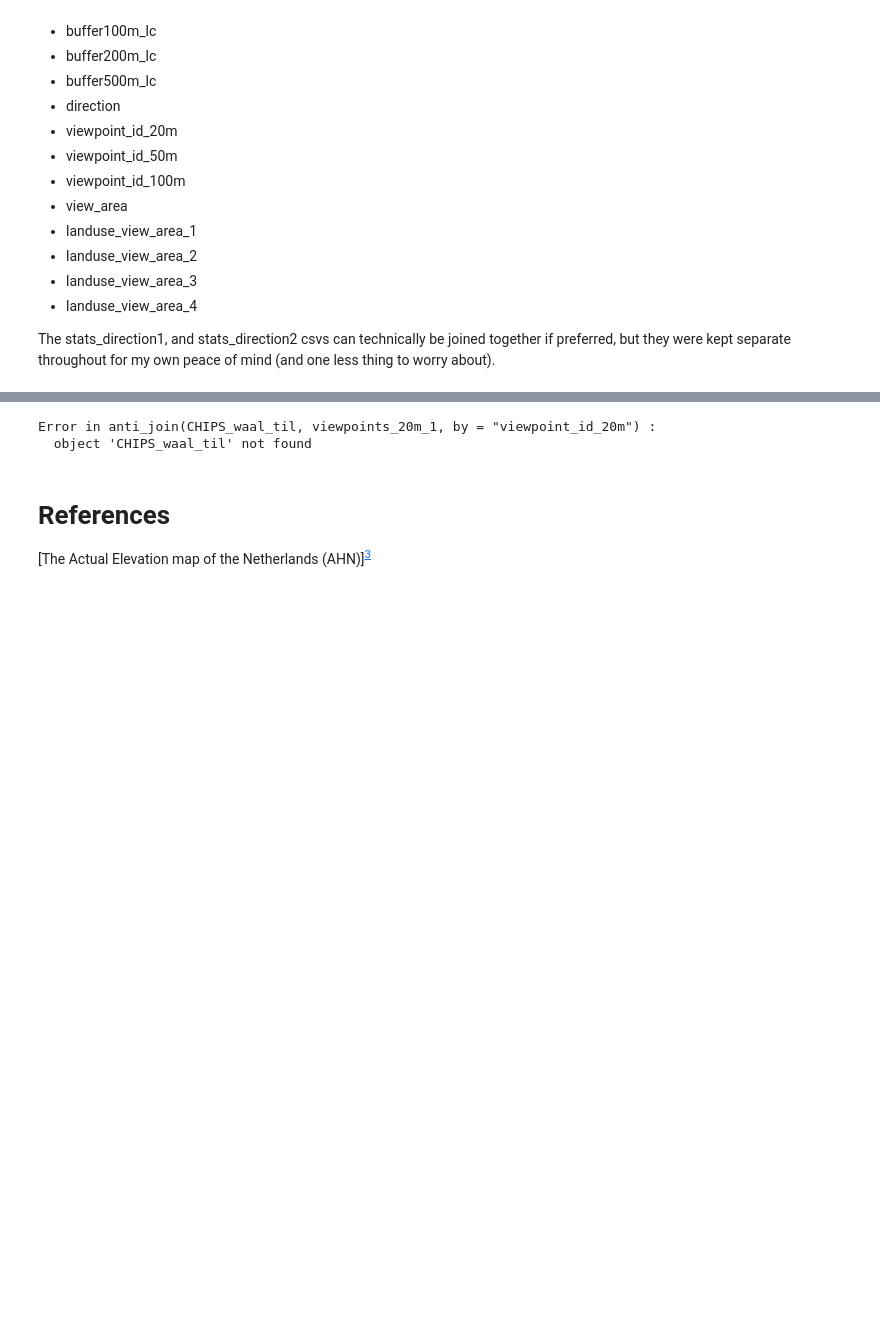
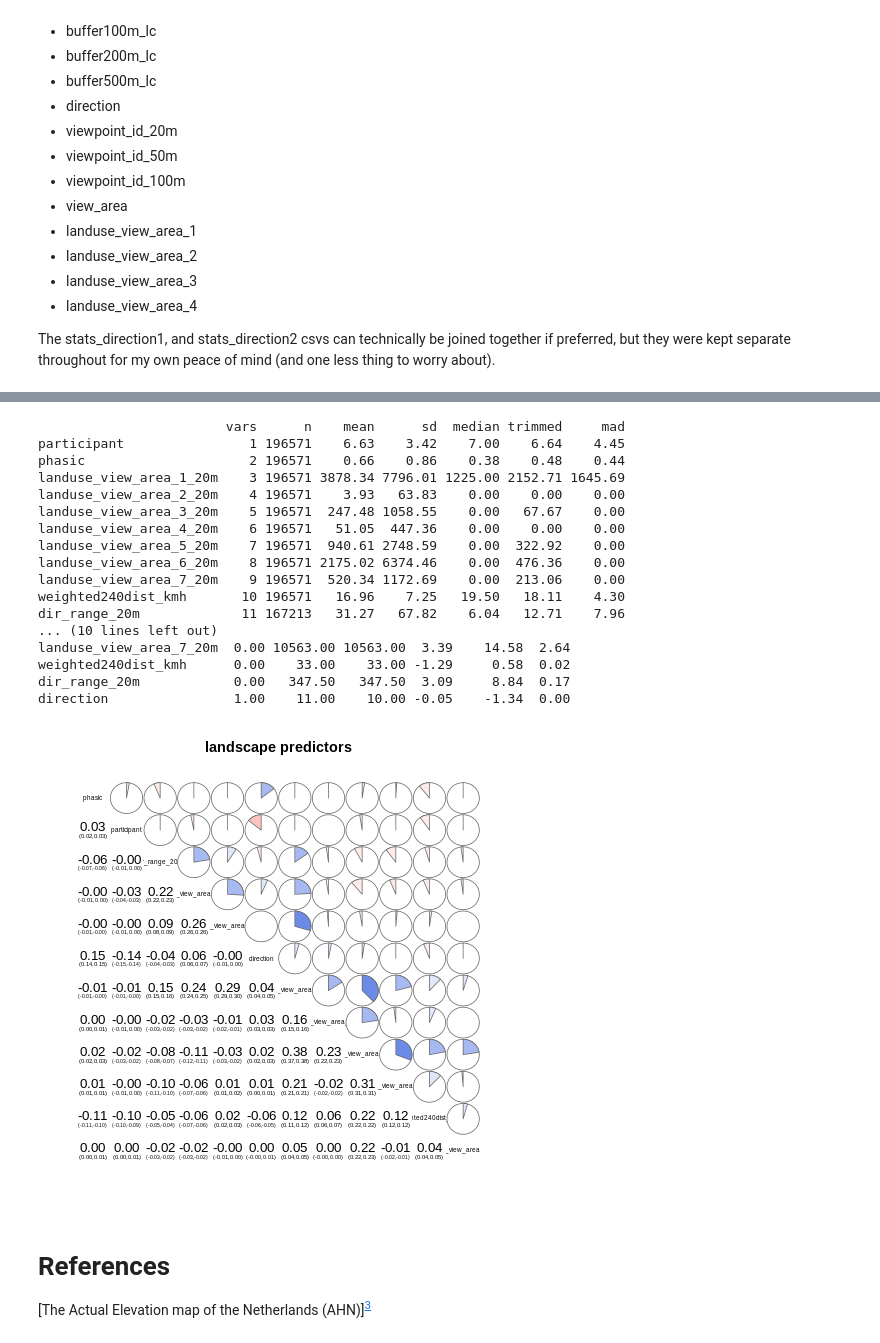
Before and after one commit to gcmillar/CEUS, a Jupyter notebook: gcmillar_CEUS_Space_time_analytics_JupyterNB.ipynb, the cells around one changed output, grey strips where cells are left out. Drawn from its saved outputs; the diff is of its cells as text; code cells hidden in the pictures; blank space fills up the shorter version.

```diff
--- a/gcmillar_CEUS_Space_time_analytics_JupyterNB.ipynb
+++ b/gcmillar_CEUS_Space_time_analytics_JupyterNB.ipynb
@@ -964,23 +978,53 @@ viewpoints_20m_2 <- read.table("/content/all_20m_dir2.txt", header = F, row.name
 # %%
-%%R
-head(viewpoints_20m_1)
-colnames(viewpoints_20m_1) <- c("viewpoint_id_20m","x_easting_m","y_northing_m","viewarea","landuse_view_area_1_20m","landuse_view_area_2_20m","landuse_view_area_3_20m","landuse_view_area_4_20m","landuse_view_area_5_20m","landuse_view_area_6_20m","landuse_view_area_7_20m")
-head(viewpoints_20m_1)
+# %%R
+# # head(viewpoints_20m_1)
+# # colnames(viewpoints_20m_1) <- c("viewpoint_id_20m","x_easting_m","y_northing_m","viewarea","landuse_view_area_1_20m","landuse_view_area_2_20m","landuse_view_area_3_20m","landuse_view_area_4_20m","landuse_view_area_5_20m","landuse_view_area_6_20m","landuse_view_area_7_20m")
+# # head(viewpoints_20m_1)
 
-head(viewpoints_20m_2)
-colnames(viewpoints_20m_2) <- c("viewpoint_id_20m","x_easting_m","y_northing_m","viewarea","landuse_view_area_1_20m","landuse_view_area_2_20m","landuse_view_area_3_20m","landuse_view_area_4_20m","landuse_view_area_5_20m","landuse_view_area_6_20m","landuse_view_area_7_20m")
-head(viewpoints_20m_2)
-# matching ID col names
+# # head(viewpoints_20m_2)
+# # colnames(viewpoints_20m_2) <- c("viewpoint_id_20m","x_easting_m","y_northing_m","viewarea","landuse_view_area_1_20m","landuse_view_area_2_20m","landuse_view_area_3_20m","landuse_view_area_4_20m","landuse_view_area_5_20m","landuse_view_area_6_20m","landuse_view_area_7_20m")
+# # head(viewpoints_20m_2)
+# # # matching ID col names
 
-# # anti-joining unrealistic viewpoints with viewshed results (aka deleting unrelaistic viewpoints in viewshed results
-stats_20m_dir1 <- anti_join(CHIPS_waal_til, viewpoints_20m_1, by='viewpoint_id_20m')
-stats_20m_dir2 <- anti_join(CHIPS_til_waal, viewpoints_20m_2, by='viewpoint_id_20m')
-# join
-final_stats_20m <- do.call("rbind", list(stats_20m_dir1, stats_20m_dir2))
-# export
-write.csv(final_stats_20m, file = "/content/final_stats_20m.csv",
-          col.names = TRUE, row.names = FALSE)
+# # # anti-joining unrealistic viewpoints with viewshed results (aka deleting unrelaistic viewpoints in viewshed results
+# stats_20m_dir1 <- anti_join(CHIPS_waal_til, viewshed_20m_dir1, by='viewpoint_id_20m')
+# stats_20m_dir2 <- anti_join(CHIPS_til_waal, viewshed_20m_dir2, by='viewpoint_id_20m')
+# # join
+# final_stats_20m <- do.call("rbind", list(stats_20m_dir1, stats_20m_dir2))
+# head(final_stats_20m)
+# # export
+# write.csv(final_stats_20m, file = "/content/final_stats_20m.csv",
+#           col.names = TRUE, row.names = FALSE)
-# %% [output]
-Error in anti_join(CHIPS_waal_til, viewpoints_20m_1, by = "viewpoint_id_20m") :
-  object 'CHIPS_waal_til' not found
+# %%
+%%R
+dat <- read_csv("/content/chips_all_attr.csv")
+head(dat)
+table(dat$participant)
+table(dat$direction)
+names(dat)
+datCorrel <- dat[c("participant", "phasic", "landuse_view_area_1_20m","landuse_view_area_2_20m","landuse_view_area_3_20m","landuse_view_area_4_20m",
+                   "landuse_view_area_5_20m", "landuse_view_area_6_20m","landuse_view_area_7_20m","weighted240dist_kmh","dir_range_20m","direction")]
+corrgram(datCorrel, order=TRUE, lower.panel=panel.conf,
+         upper.panel=panel.pie, text.panel=panel.txt,
+         main="landscape predictors")
+describe(datCorrel)
+# %% [output]
+                        vars      n    mean      sd  median trimmed     mad
+participant                1 196571    6.63    3.42    7.00    6.64    4.45
+phasic                     2 196571    0.66    0.86    0.38    0.48    0.44
+landuse_view_area_1_20m    3 196571 3878.34 7796.01 1225.00 2152.71 1645.69
+landuse_view_area_2_20m    4 196571    3.93   63.83    0.00    0.00    0.00
+landuse_view_area_3_20m    5 196571  247.48 1058.55    0.00   67.67    0.00
+landuse_view_area_4_20m    6 196571   51.05  447.36    0.00    0.00    0.00
+landuse_view_area_5_20m    7 196571  940.61 2748.59    0.00  322.92    0.00
+landuse_view_area_6_20m    8 196571 2175.02 6374.46    0.00  476.36    0.00
+landuse_view_area_7_20m    9 196571  520.34 1172.69    0.00  213.06    0.00
+weighted240dist_kmh       10 196571   16.96    7.25   19.50   18.11    4.30
+dir_range_20m             11 167213   31.27   67.82    6.04   12.71    7.96
+... (10 lines left out)
+landuse_view_area_7_20m  0.00 10563.00 10563.00  3.39    14.58  2.64
+weighted240dist_kmh      0.00    33.00    33.00 -1.29     0.58  0.02
+dir_range_20m            0.00   347.50   347.50  3.09     8.84  0.17
+direction                1.00    11.00    10.00 -0.05    -1.34  0.00
+[figure, added]
 # %%
```
Also changed, not shown: parts of 7 cells of this notebook.
